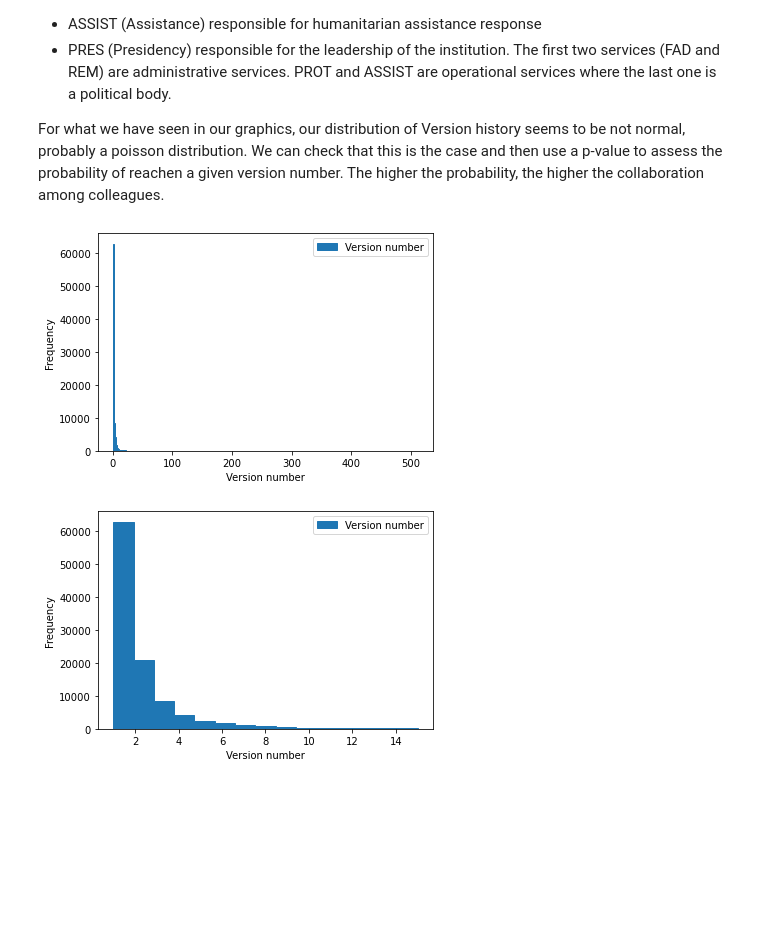
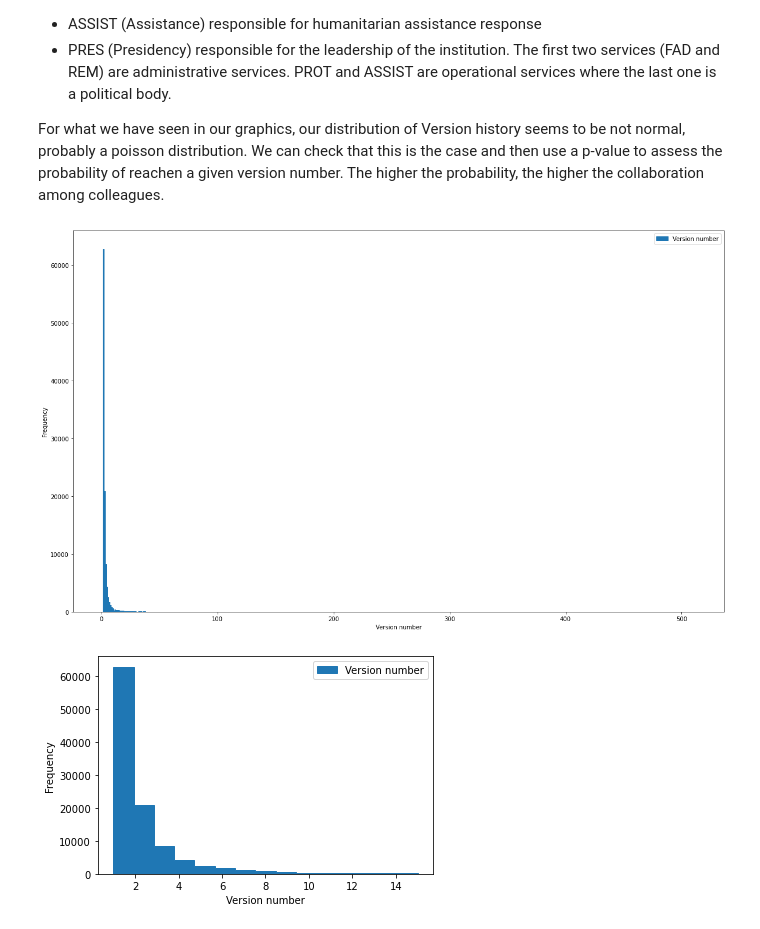
Before and after one commit to AlfonsoGarciaMiguel/CAS_ADS-AGM, a Jupyter notebook: ICRCM2.ipynb, the cells around one changed output. Saved outputs shown, nothing was run; the diff lists cells and outputs as text; code cells hidden in the pictures; blank space fills up the shorter version.

```diff
--- a/ICRCM2.ipynb
+++ b/ICRCM2.ipynb
@@ -199,4 +273,0 @@ plt.show()
-# %%
-#we extract the data without outlyers
-df = df_base[(df_base.Version <= 100) & (df_base.Total_sizeMB <= 1000)].copy()
-df
@@ -225,14 +283,14 @@ The first two services (FAD and REM) are administrative services. PROT and ASSIS
 
 For what we have seen in our graphics, our distribution of Version history seems to be not normal, probably a poisson distribution. We can check that this is the case and then use a p-value to assess the probability of reachen a given version number. The higher the probability, the higher the collaboration among colleagues.
 # %%
-#we plot our version histogram to superpose on it the shape of a poisson distribution
+#When we plot our version histogram it looks it has a poisson distribution
 #We saw above that the versions range from 1 to 511. Let's represent all of them:
-ax = df['Version'].plot(bins=511,range=(1,511), kind="hist",fill=True,histtype='step',label='Version number')
+ax = df['Version'].plot(bins=511,range=(1,511), kind="hist",fill=True,histtype='step',label='Version number', figsize=(20,12))
 ax.set_xlabel('Version number')
 plt.legend()
 plt.show()
 # %% [output]
-[figure, old version]
+[figure, new version]
 # %%
 #As we saw before, most values are at the early versions.
 #Let's focus at those first values and represent only the 15 most common occurences:
```
Also changed, not shown: parts of 59 cells of this notebook, 3 other files.
